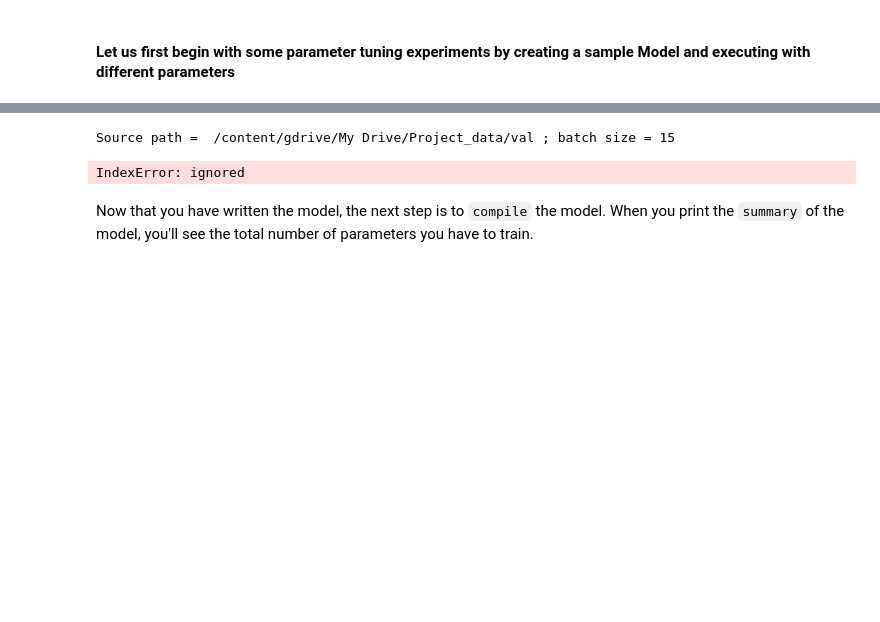
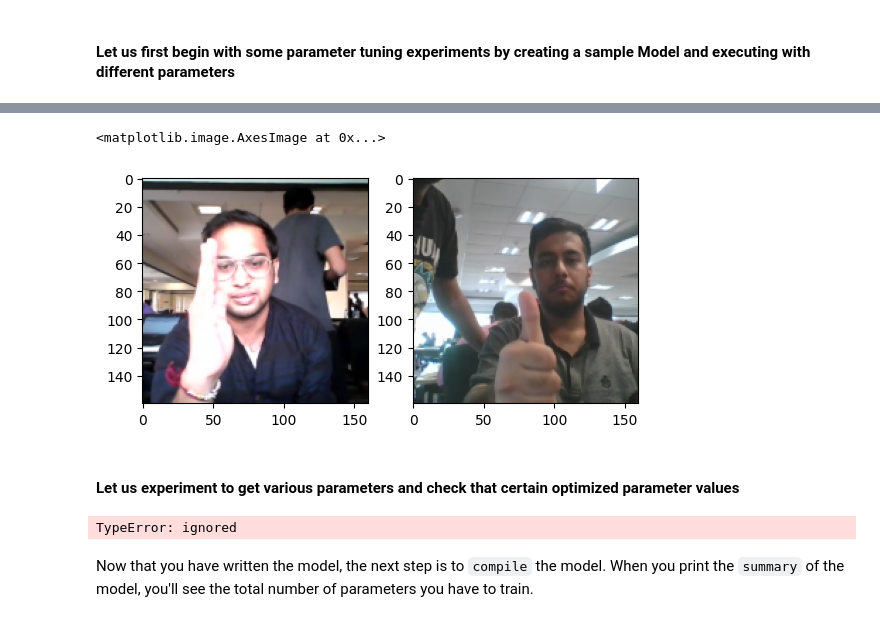
Before and after one commit to SonamKul9527/Gesture_Recognition, a Jupyter notebook: Gesture_Recognization_Project.ipynb, the cells around one changed output, grey strips where cells are left out. Cells and saved outputs as stored; diff of their text form; code cells hidden in the pictures; blank space fills up the shorter version.

```diff
--- a/Gesture_Recognization_Project.ipynb
+++ b/Gesture_Recognization_Project.ipynb
@@ -345,18 +342,21 @@ test_generator_obj.initialize_path(project_folder)
 test_generator_obj.initialize_properties(img_height=160, img_width=160)
 test_generator_obj.initialize_hyperparameters(frames_to_sample=30, batch_size=15, epochs=3)
 
-##generator = test_generator_obj.generator(test_generator_obj.val_data, test_generator_obj.val_csv, augmentation=True, batch_size=15, num_classes = 5,
- ##                                        img_height=160, img_width=160, channels=3)
-
-
 generator = test_generator_obj.generator(test_generator_obj.val_data, test_generator_obj.val_csv, augmentation=True, batch_size=15)
 batch_data, batch_labels = next(generator)
-fig, axes = plt.subplot(nrows=1, ncols=2)
-axes[0].imshow(batch_data[0,15,:,:,:])
-axes[1].imshow(batch_data[3,15,:,:,:])
-# %% [output]
-Source path =  /content/gdrive/My Drive/Project_data/val ; batch size = 15
-IndexError: ignored
+# %%
+fig, axes = plt.subplots(nrows=1, ncols=2)
+axes[0].imshow(batch_data[0,15,:,:,:])
+axes[1].imshow(batch_data[2,18,:,:,:])
+# %% [output]
+<matplotlib.image.AxesImage at 0x...>
+[figure, added]
+# %% [markdown]
+#### Let us experiment to get various parameters and check that certain optimized parameter values
+# %%
+conv_obj.training_model(conv_obj_model)
+# %% [output]
+TypeError: ignored
 # %% [markdown]
 Now that you have written the model, the next step is to `compile` the model. When you print the `summary` of the model, you'll see the total number of parameters you have to train.
 # %%
```
Also changed, not shown: parts of 2 cells of this notebook.
